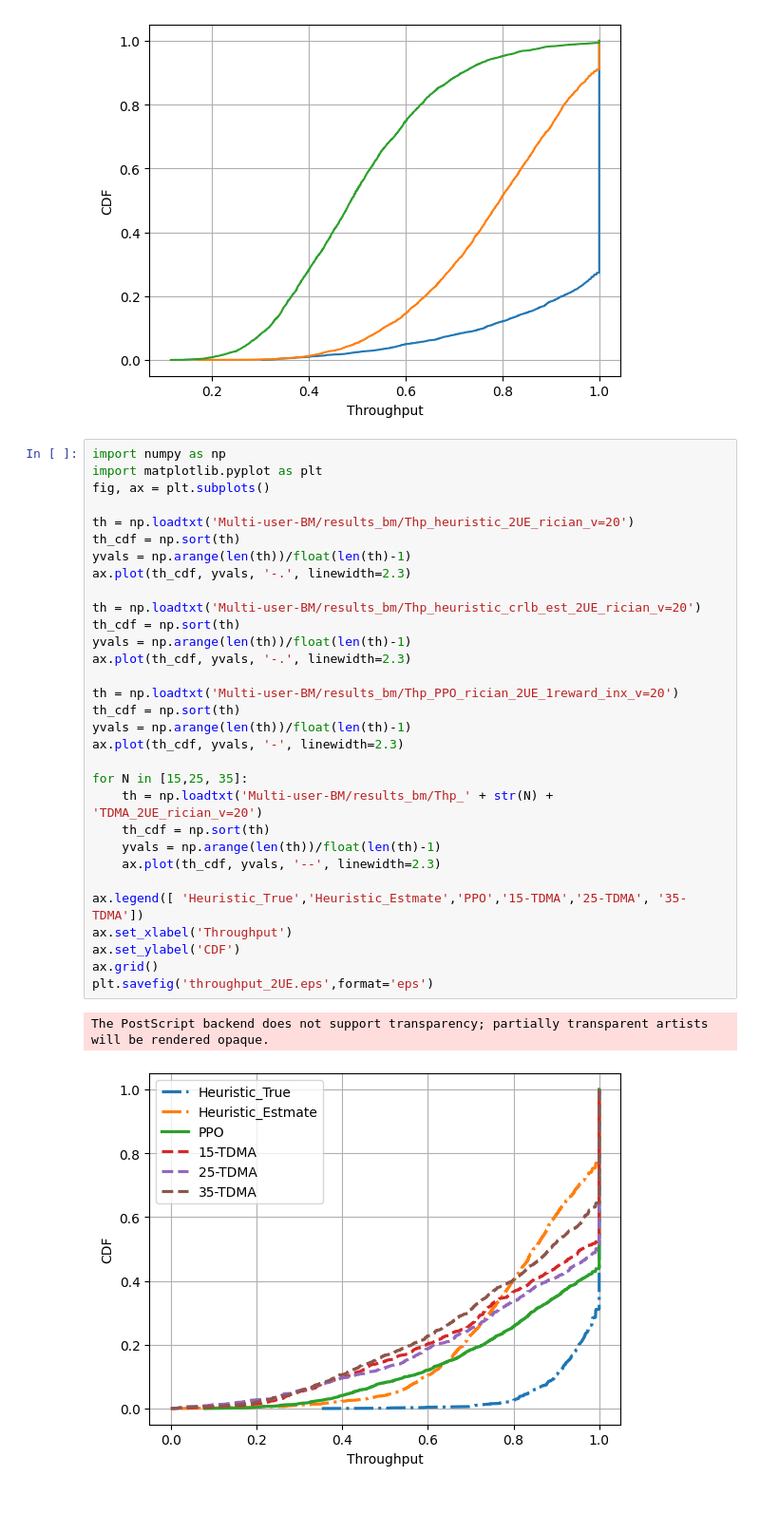
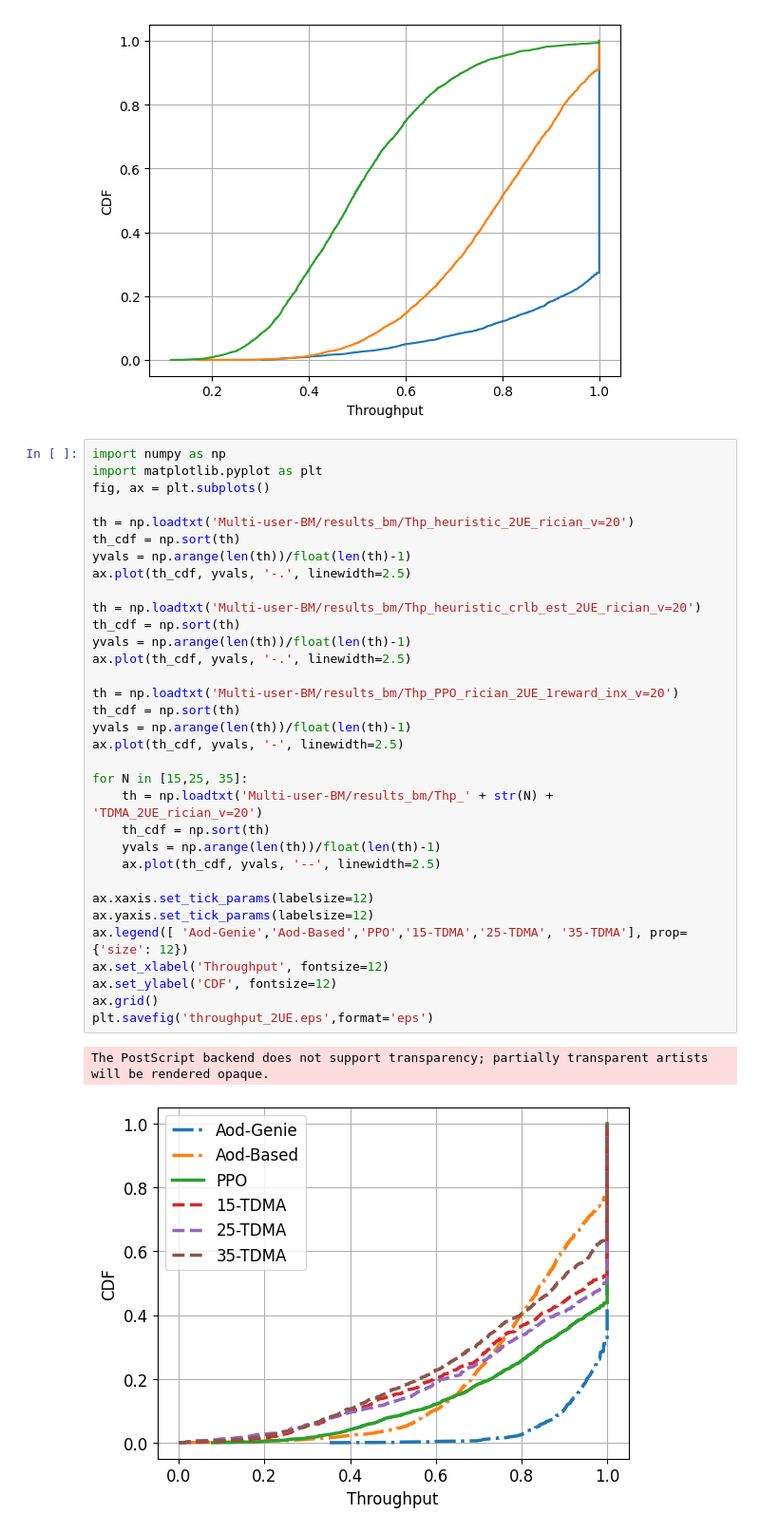
Before and after one commit to april427/Centric-BM, a Jupyter notebook: documents/09-27.ipynb, the cells around one changed output. Shown at 95% size. Cells and saved outputs as stored; diff of their text form; blank space fills up the shorter version.

```diff
--- a/documents/09-27.ipynb
+++ b/documents/09-27.ipynb
@@ -421,34 +466,36 @@ ax.grid()
 # %%
 import numpy as np
 import matplotlib.pyplot as plt
 fig, ax = plt.subplots()
 
 th = np.loadtxt('Multi-user-BM/results_bm/Thp_heuristic_2UE_rician_v=20')
 th_cdf = np.sort(th)
 yvals = np.arange(len(th))/float(len(th)-1)
-ax.plot(th_cdf, yvals, '-.', linewidth=2.3)
+ax.plot(th_cdf, yvals, '-.', linewidth=2.5)
 
 th = np.loadtxt('Multi-user-BM/results_bm/Thp_heuristic_crlb_est_2UE_rician_v=20')
 th_cdf = np.sort(th)
 yvals = np.arange(len(th))/float(len(th)-1)
-ax.plot(th_cdf, yvals, '-.', linewidth=2.3)
+ax.plot(th_cdf, yvals, '-.', linewidth=2.5)
 
 th = np.loadtxt('Multi-user-BM/results_bm/Thp_PPO_rician_2UE_1reward_inx_v=20')
 th_cdf = np.sort(th)
 yvals = np.arange(len(th))/float(len(th)-1)
-ax.plot(th_cdf, yvals, '-', linewidth=2.3)
+ax.plot(th_cdf, yvals, '-', linewidth=2.5)
 
 for N in [15,25, 35]:
     th = np.loadtxt('Multi-user-BM/results_bm/Thp_' + str(N) + 'TDMA_2UE_rician_v=20')
     th_cdf = np.sort(th)
     yvals = np.arange(len(th))/float(len(th)-1)
-    ax.plot(th_cdf, yvals, '--', linewidth=2.3)
+    ax.plot(th_cdf, yvals, '--', linewidth=2.5)
 
-ax.legend([ 'Heuristic_True','Heuristic_Estmate','PPO','15-TDMA','25-TDMA', '35-TDMA'])
-ax.set_xlabel('Throughput')
-ax.set_ylabel('CDF')
+ax.xaxis.set_tick_params(labelsize=12)
+ax.yaxis.set_tick_params(labelsize=12)
+ax.legend([ 'Aod-Genie','Aod-Based','PPO','15-TDMA','25-TDMA', '35-TDMA'], prop={'size': 12})
+ax.set_xlabel('Throughput', fontsize=12)
+ax.set_ylabel('CDF', fontsize=12)
 ax.grid()
 plt.savefig('throughput_2UE.eps',format='eps')
 # %% [output]
 The PostScript backend does not support transparency; partially transparent artists will be rendered opaque.
-[figure, old version]
+[figure, new version]
```
Also changed, not shown: parts of 2 cells of this notebook, 10 other files.
